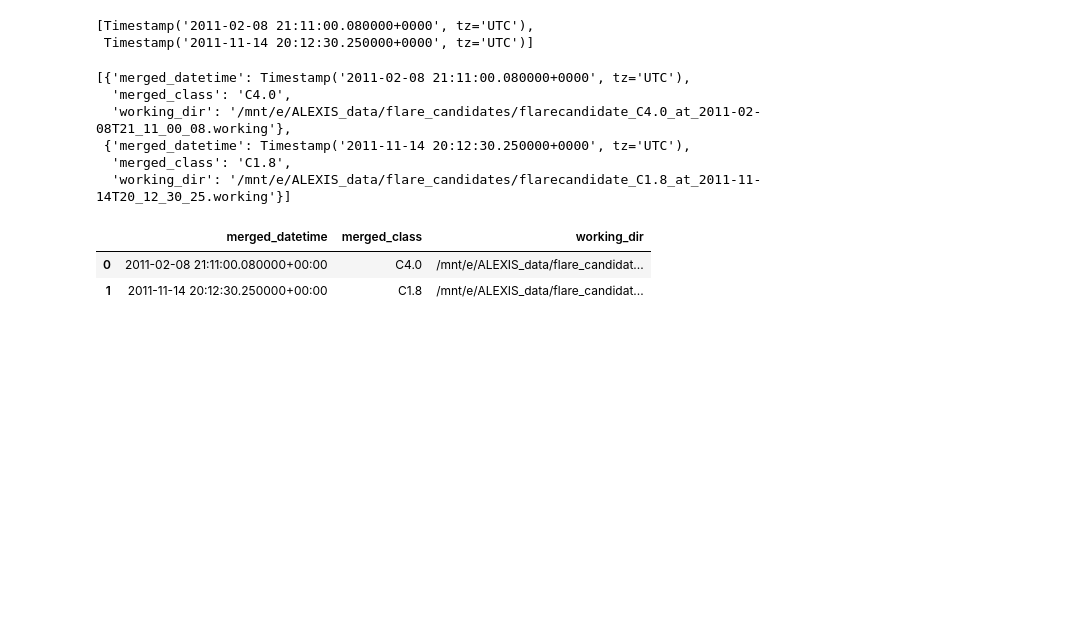
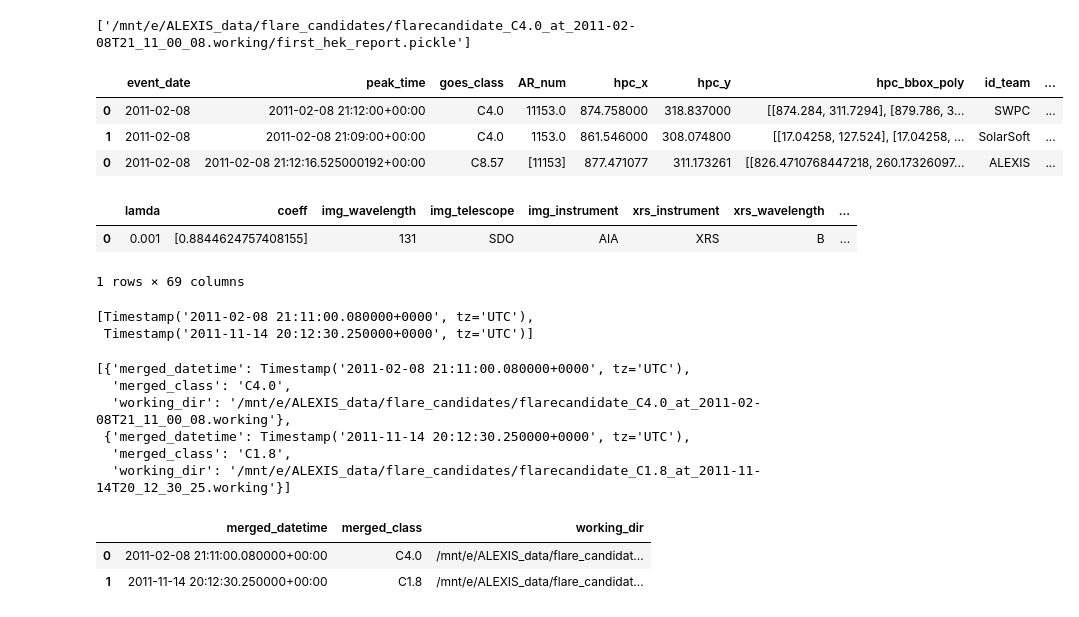
Before and after one commit to jpadial15/ALEXIS_pipeline, a Jupyter notebook: pipeline/download_data_notebook.ipynb, the cells around one changed output. Cells and saved outputs as stored; diff of their text form; code cells hidden in the pictures; blank space fills up the shorter version.

```diff
--- a/pipeline/download_data_notebook.ipynb
+++ b/pipeline/download_data_notebook.ipynb
@@ -31,3 +35,22 @@ from glob import glob
+# %%
+start_flare_list = glob(f'{dataconfig.DATA_DIR_FLARE_CANDIDATES}/*/first_hek_report.pickle')
+start_flare_list
+# %% [output]
+['/mnt/e/ALEXIS_data/flare_candidates/flarecandidate_C4.0_at_2011-02-08T21_11_00_08.working/first_hek_report.pickle']
+# %%
+pickle.load(open(start_flare_list[0], 'rb'))
+# %% [output]
+|  | event_date | peak_time | goes_class | AR_num | hpc_x | hpc_y | hpc_bbox_poly | id_team | ... |
+| 0 | 2011-02-08 | 2011-02-08 21:12:00+00:00 | C4.0 | 11153.0 | 874.758000 | 318.837000 | [[874.284, 311.7294], [879.786, 3... | SWPC | ... |
+| 1 | 2011-02-08 | 2011-02-08 21:09:00+00:00 | C4.0 | 1153.0 | 861.546000 | 308.074800 | [[17.04258, 127.524], [17.04258, ... | SolarSoft | ... |
+| 0 | 2011-02-08 | 2011-02-08 21:12:16.525000192+00:00 | C8.57 | [11153] | 877.471077 | 311.173261 | [[826.4710768447218, 260.17326097... | ALEXIS | ... |
+# %%
+df_list = glob(f'{dataconfig.DATA_DIR_FLARE_CANDIDATES}/*/defined_flares_w_harp_meta_and_goes_flare_class.pickle')
+pickle.load(open(df_list[0], 'rb'))
+# %% [output]
+|  | lamda | coeff | img_wavelength | img_telescope | img_instrument | xrs_instrument | xrs_wavelength | ... |
+| 0 | 0.001 | [0.8844624757408155] | 131 | SDO | AIA | XRS | B | ... |
+1 rows × 69 columns
 # %%
 def convert_int_class_to_float(flare_class):
 
```
Also changed, not shown: parts of 1 cell of this notebook, 3 other files.
